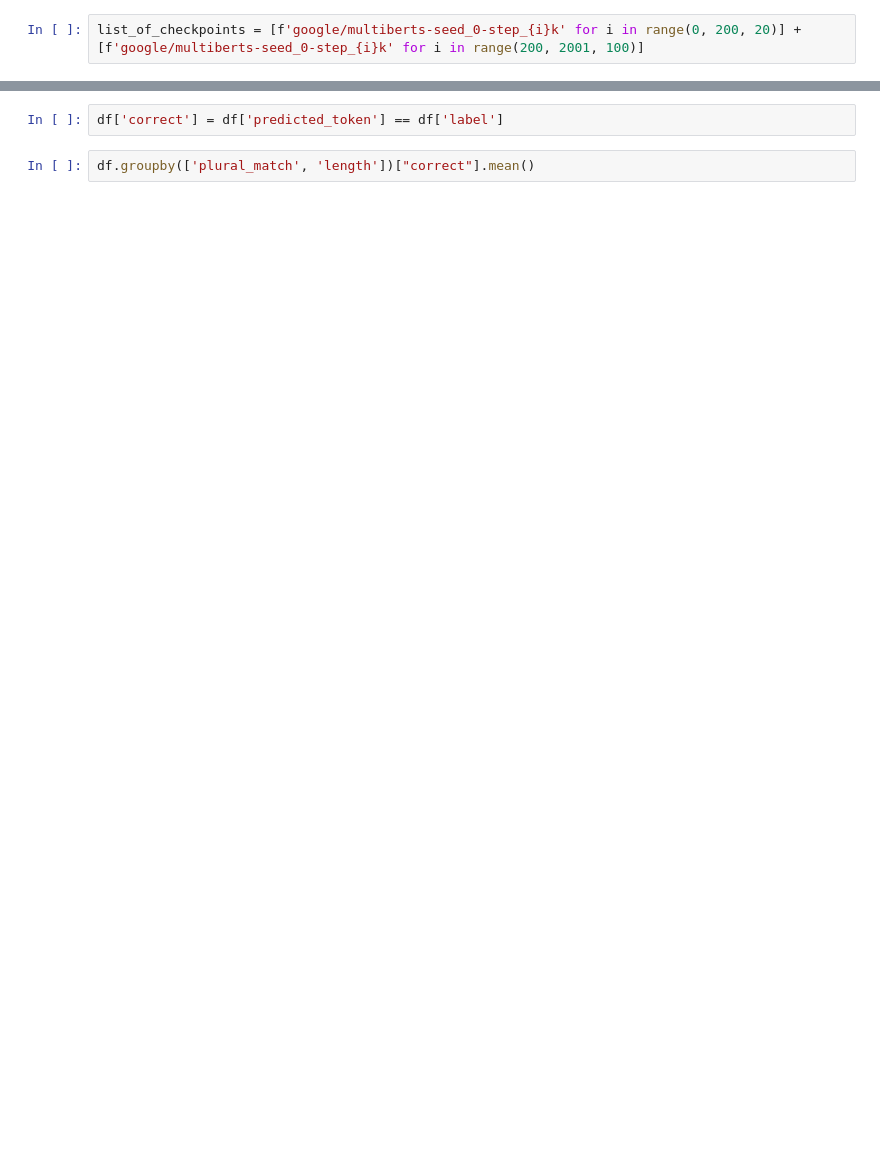
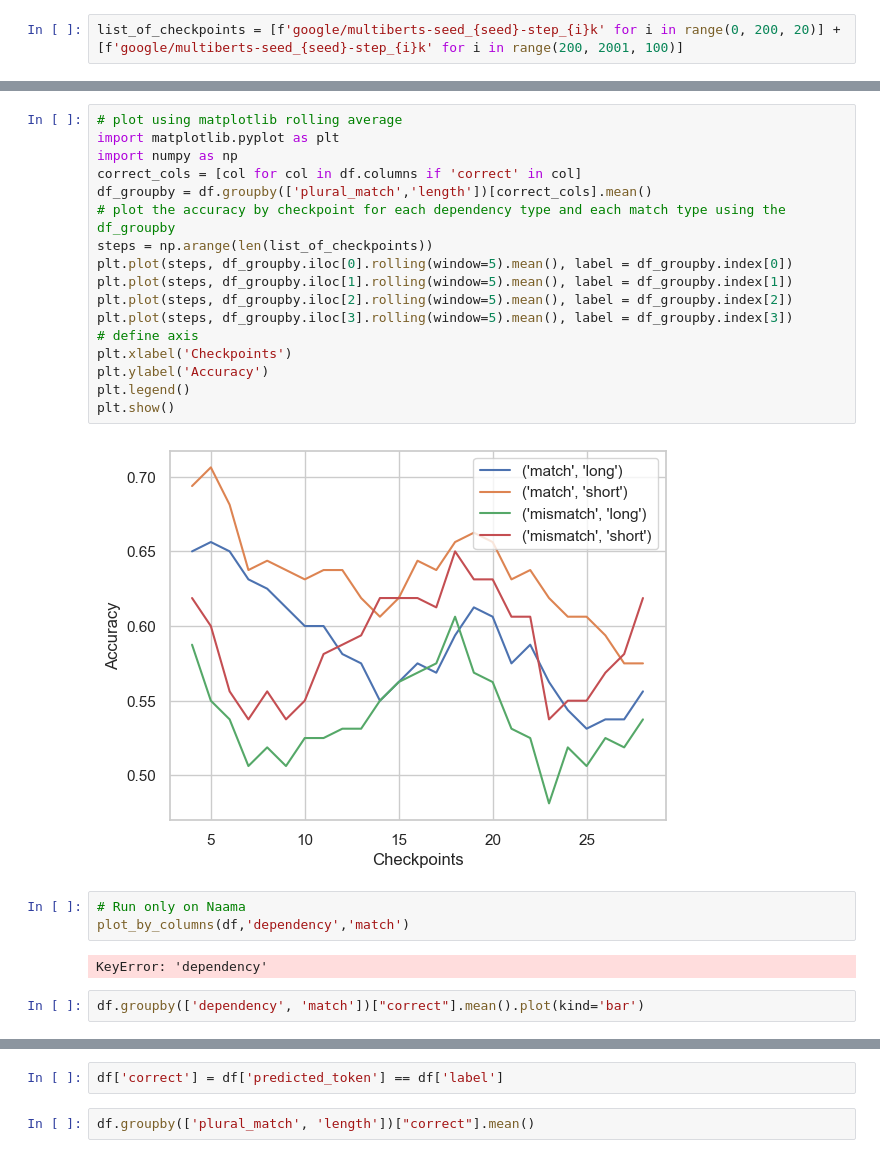
Before and after one commit to yaaras/CognitiveSkills, a Jupyter notebook: eval_multibert.ipynb, the cells around one changed output, grey strips where cells are left out. Cells and saved outputs as stored; diff of their text form; blank space fills up the shorter version.

```diff
--- a/eval_multibert.ipynb
+++ b/eval_multibert.ipynb
@@ -13,2 +30,2 @@ Some weights of the model checkpoint at google/multiberts-seed_0-step_2000k were
 # %%
-list_of_checkpoints = [f'google/multiberts-seed_0-step_{i}k' for i in range(0, 200, 20)] + [f'google/multiberts-seed_0-step_{i}k' for i in range(200, 2001, 100)]
+list_of_checkpoints = [f'google/multiberts-seed_{seed}-step_{i}k' for i in range(0, 200, 20)] + [f'google/multiberts-seed_{seed}-step_{i}k' for i in range(200, 2001, 100)]
@@ -108,0 +180,26 @@ df
+# %%
+# plot using matplotlib rolling average
+import matplotlib.pyplot as plt
+import numpy as np
+correct_cols = [col for col in df.columns if 'correct' in col]
+df_groupby = df.groupby(['plural_match','length'])[correct_cols].mean()
+# plot the accuracy by checkpoint for each dependency type and each match type using the df_groupby
+steps = np.arange(len(list_of_checkpoints))
+plt.plot(steps, df_groupby.iloc[0].rolling(window=5).mean(), label = df_groupby.index[0])
+plt.plot(steps, df_groupby.iloc[1].rolling(window=5).mean(), label = df_groupby.index[1])
+plt.plot(steps, df_groupby.iloc[2].rolling(window=5).mean(), label = df_groupby.index[2])
+plt.plot(steps, df_groupby.iloc[3].rolling(window=5).mean(), label = df_groupby.index[3])
+# define axis
+plt.xlabel('Checkpoints')
+plt.ylabel('Accuracy')
+plt.legend()
+plt.show()
+# %% [output]
+[figure, added]
+# %%
+# Run only on Naama
+plot_by_columns(df,'dependency','match')
+# %% [output]
+KeyError: 'dependency'
+# %%
+df.groupby(['dependency', 'match'])["correct"].mean().plot(kind='bar')
```
Also changed, not shown: parts of 30 cells of this notebook, 4 other files.
